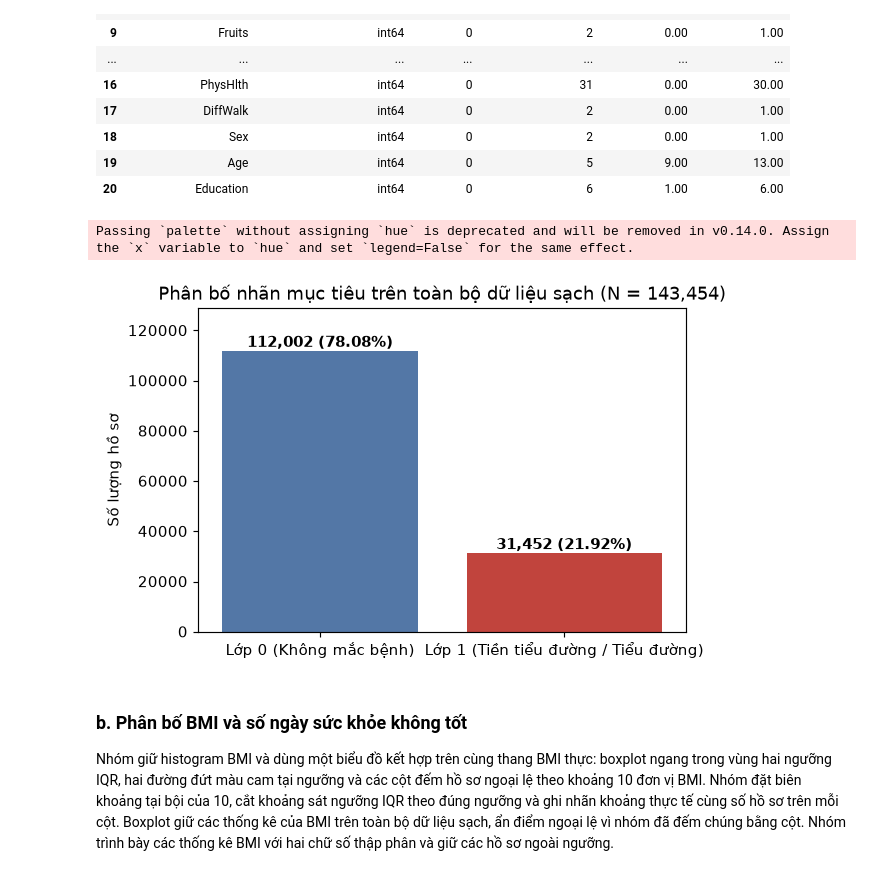
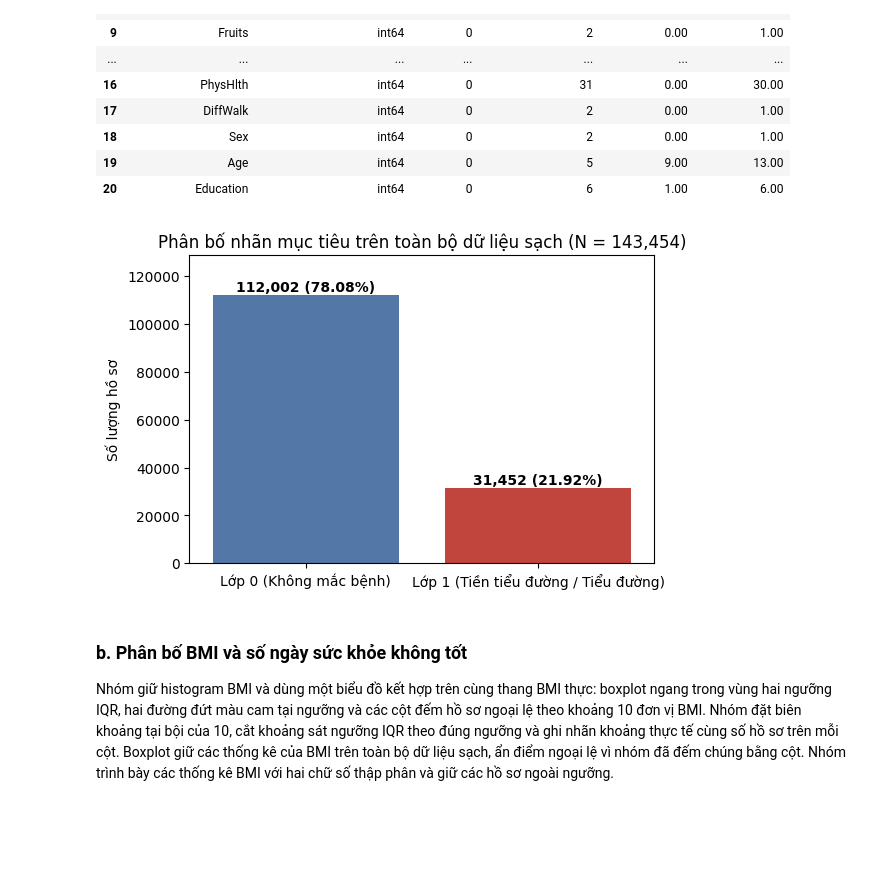
Before and after one commit to trancongdureal/ADY201m, a Jupyter notebook: Bao_cao_cuoi_ky_Nhom_6_v2.ipynb, the cells around one changed output. Cells and saved outputs as stored; diff of their text form; code cells hidden in the pictures; blank space fills up the shorter version.

```diff
--- a/Bao_cao_cuoi_ky_Nhom_6_v2.ipynb
+++ b/Bao_cao_cuoi_ky_Nhom_6_v2.ipynb
@@ -66,7 +68,7 @@ import seaborn as sns
 import sqlite3
 
 # 1. Đọc tệp khảo sát BRFSS 2015
-df_raw = pd.read_csv('data.csv', float_precision='round_trip')
+df_raw = pd.read_csv('2015.csv', float_precision='round_trip')
 print(f"Kích thước tệp dữ liệu thô: {df_raw.shape[0]:,} dòng × {df_raw.shape[1]} cột")
 
 # 2. Danh sách 20 cột đặc trưng ứng viên và 1 cột nhãn mục tiêu
@@ -889,18 +891,24 @@ display(df_data_summary)
 # %%
 # Biểu đồ 7: Phân bố nhãn mục tiêu trên toàn bộ dữ liệu sạch (N = 143,454)
 fig, ax = plt.subplots(figsize=(6, 4))
 target_counts = df_clean[TARGET].value_counts().sort_index()
-sns.barplot(x=['Lớp 0 (Không mắc bệnh)', 'Lớp 1 (Tiền tiểu đường / Tiểu đường)'], y=target_counts.values, palette=['#4575b4', '#d73027'], ax=ax)
+labels = ['Lớp 0 (Không mắc bệnh)', 'Lớp 1 (Tiền tiểu đường / Tiểu đường)']
+sns.barplot(
+    x=labels,
+    y=target_counts.values,
+    hue=labels,
+    palette=['#4575b4', '#d73027'],
+    legend=False,
+    ax=ax,)
 ax.set_title("Phân bố nhãn mục tiêu trên toàn bộ dữ liệu sạch (N = 143,454)")
 ax.set_ylabel("Số lượng hồ sơ")
 for i, v in enumerate(target_counts.values):
     pct = v / len(df_clean) * 100
     ax.text(i, v + 1500, f"{v:,} ({pct:.2f}%)", ha='center', fontweight='bold')
 ax.set_ylim(0, target_counts.max() * 1.15)
 plt.show()
 # %% [output]
-Passing `palette` without assigning `hue` is deprecated and will be removed in v0.14.0. Assign the `x` variable to `hue` and set `legend=False` for the same effect.
-[figure, old version]
+[figure, new version]
 # %% [markdown]
 ### b. Phân bố BMI và số ngày sức khỏe không tốt
 
```
Also changed, not shown: parts of 39 cells of this notebook.
